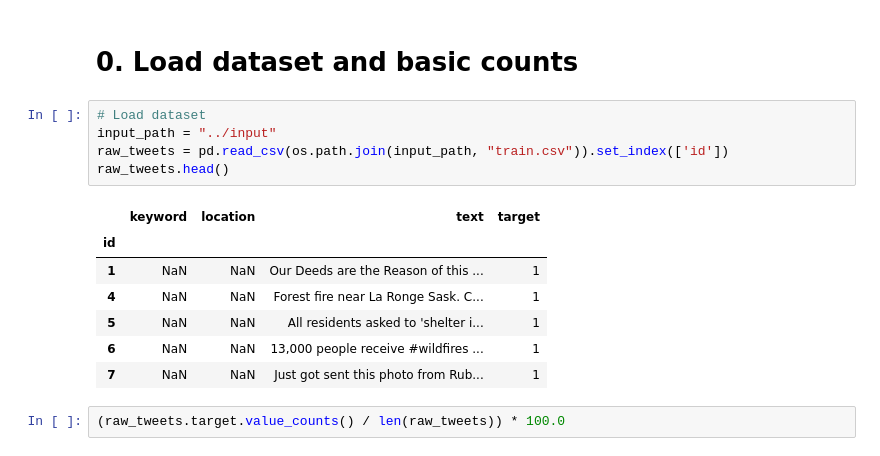
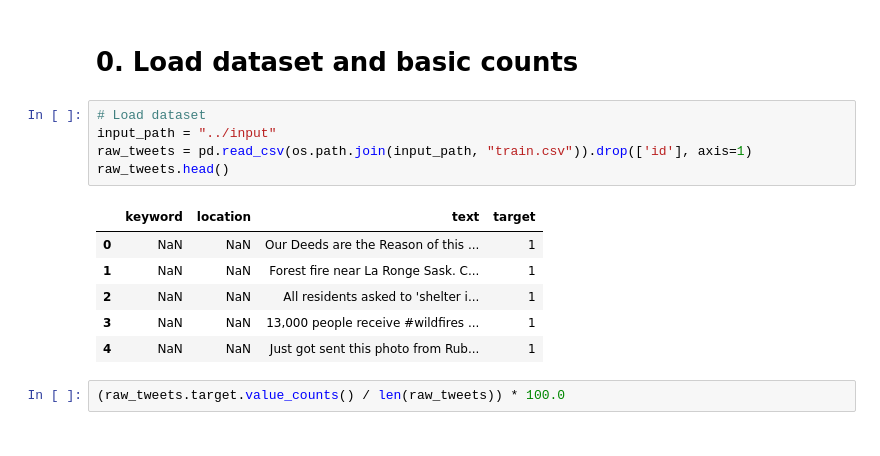
Before and after one commit to mcachosoblechero/Classic-ML-Datasets, a Jupyter notebook: NLP/exploration/1_exploratory_data_analysis.ipynb, the cells around one changed output. Cells and saved outputs as stored; diff of their text form.

```diff
--- a/NLP/exploration/1_exploratory_data_analysis.ipynb
+++ b/NLP/exploration/1_exploratory_data_analysis.ipynb
@@ -71,16 +73,15 @@ config = {
 # %%
 # Load dataset
 input_path = "../input"
-raw_tweets = pd.read_csv(os.path.join(input_path, "train.csv")).set_index(['id'])
+raw_tweets = pd.read_csv(os.path.join(input_path, "train.csv")).drop(['id'], axis=1)
 raw_tweets.head()
 # %% [output]
 |  | keyword | location | text | target |
-| id |  |  |  |  |
-| 1 | NaN | NaN | Our Deeds are the Reason of this ... | 1 |
-| 4 | NaN | NaN | Forest fire near La Ronge Sask. C... | 1 |
-| 5 | NaN | NaN | All residents asked to 'shelter i... | 1 |
-| 6 | NaN | NaN | 13,000 people receive #wildfires ... | 1 |
-| 7 | NaN | NaN | Just got sent this photo from Rub... | 1 |
+| 0 | NaN | NaN | Our Deeds are the Reason of this ... | 1 |
+| 1 | NaN | NaN | Forest fire near La Ronge Sask. C... | 1 |
+| 2 | NaN | NaN | All residents asked to 'shelter i... | 1 |
+| 3 | NaN | NaN | 13,000 people receive #wildfires ... | 1 |
+| 4 | NaN | NaN | Just got sent this photo from Rub... | 1 |
 # %%
 (raw_tweets.target.value_counts() / len(raw_tweets)) * 100.0
 # %% [output]
```
Also changed, not shown: parts of 18 cells of this notebook.
